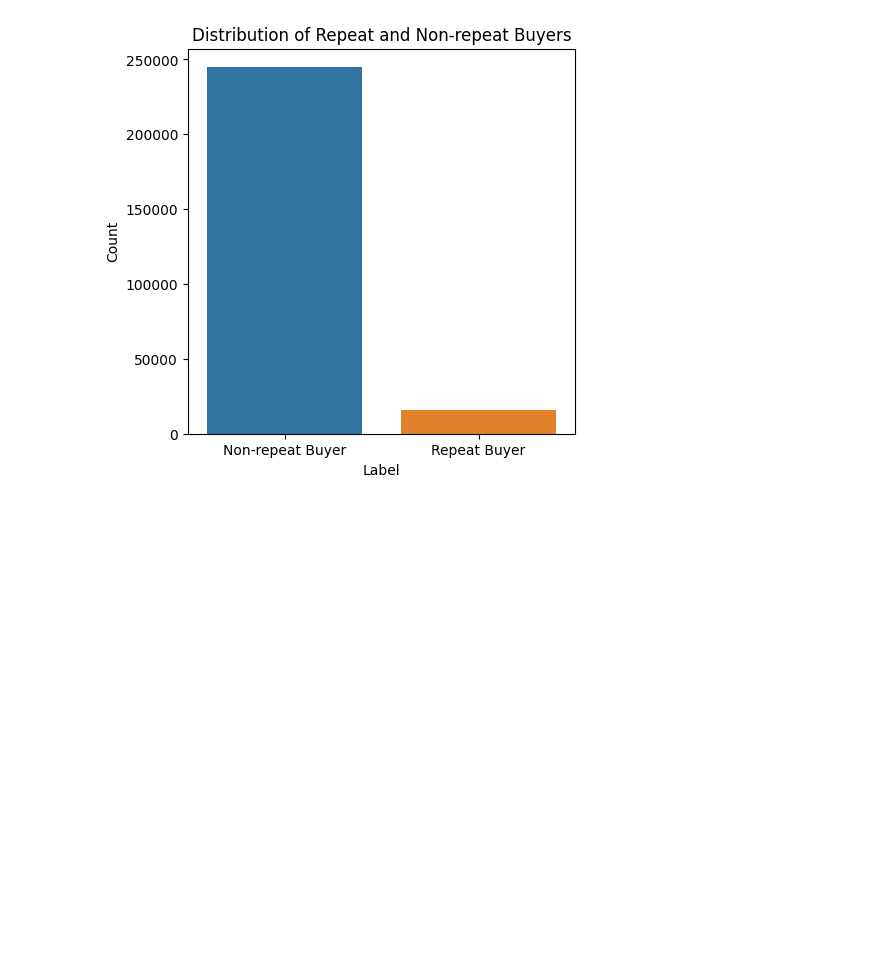
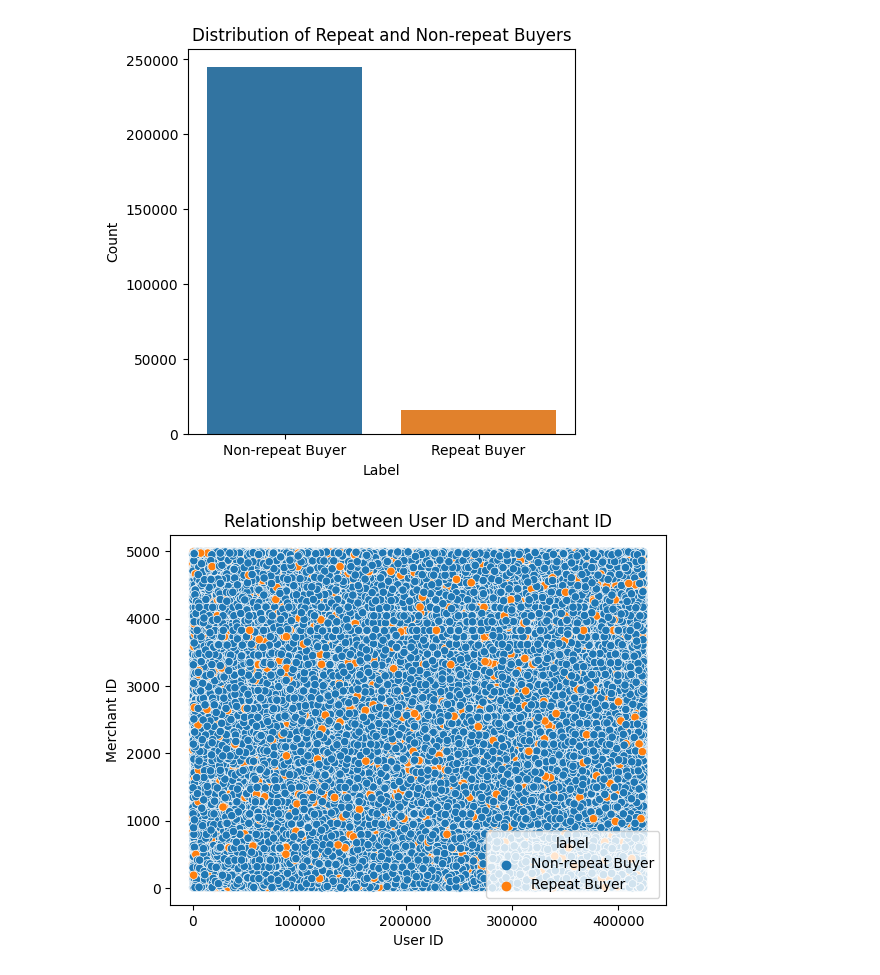
Before and after one commit to CaptainComputer1/CECS550Project, a Jupyter notebook: EM_PR_Final_DataVis.ipynb, the cells around one changed output. Saved outputs shown, nothing was run; the diff lists cells and outputs as text; code cells hidden in the pictures; blank space fills up the shorter version.

```diff
--- a/EM_PR_Final_DataVis.ipynb
+++ b/EM_PR_Final_DataVis.ipynb
@@ -168,3 +167,9 @@ plt.show()
+# %%
+# Map the number number labels to word labels
+buyer_mapping = {0: "Non-repeat Buyer", 1: "Repeat Buyer"}
+
+# Replace the number labels with the word labels
+train["label"] = train["label"].replace(buyer_mapping)
 # %%
 # Bar - to visualize distribution of repeat and non-repeat buyers
 plt.figure(figsize=(5, 5))
@@ -176,3 +181,13 @@ plt.xticks([0, 1], ['Non-repeat Buyer', 'Repeat Buyer'])
 plt.show()
 # %% [output]
 [figure]
+# %%
+# Create a scatter plot to show the relationship between user_id and merchant_id in the training data
+sns.scatterplot(x='user_id', y='merchant_id', hue='label', data=train)
+plt.title('Relationship between User ID and Merchant ID')
+plt.xlabel('User ID')
+plt.ylabel('Merchant ID')
+
+plt.show()
+# %% [output]
+[figure, added]
```
Also changed, not shown: parts of 9 cells of this notebook.
